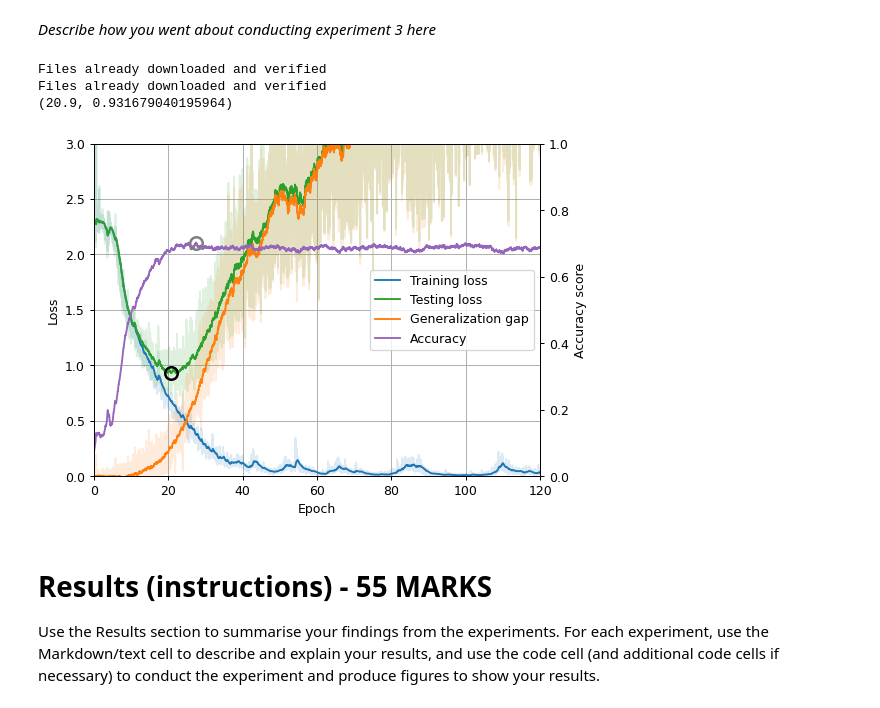
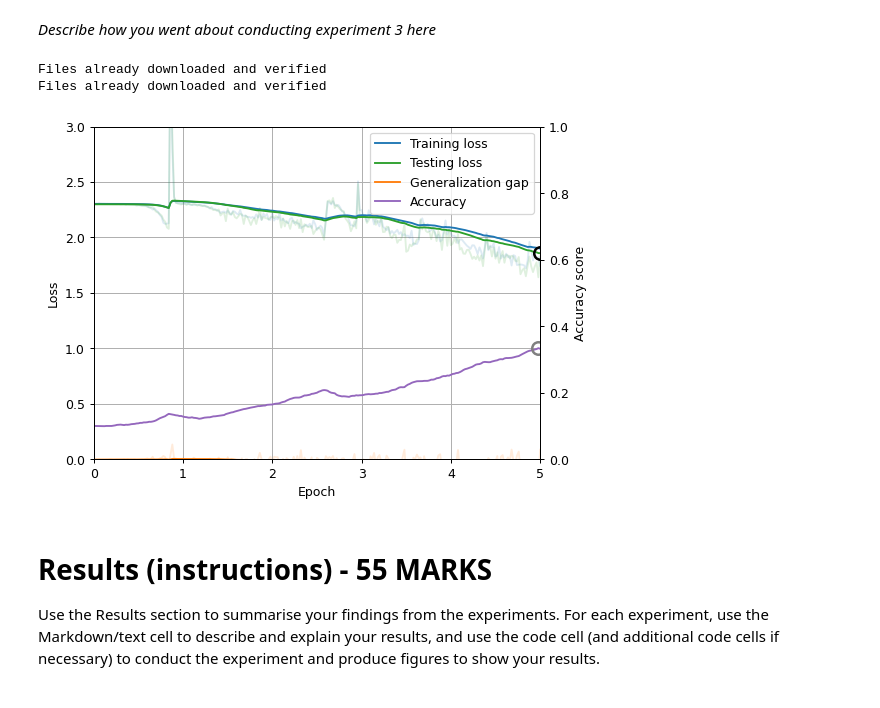
Before and after one commit to Guy29/CIFAR-10-experiments, a Jupyter notebook: 267649.ipynb, the cells around one changed output. Cells and saved outputs as stored; diff of their text form; code cells hidden in the pictures.

```diff
--- a/267649.ipynb
+++ b/267649.ipynb
@@ -80,6 +80,8 @@ from   torch.utils.data       import DataLoader
 from   torchvision            import datasets
 from   torchvision.transforms import ToTensor
 
+from   statistics             import mean
+
 import matplotlib.pyplot      as plt
 import numpy                  as np
 import time, json, pickle
@@ -89,7 +91,7 @@ import time, json, pickle
 
 class NeuralNetwork(nn.Module):
 
-    def __init__(self):
+    def __init__(self, dropout_rate=0):
 
         super(NeuralNetwork, self).__init__()
 
@@ -110,8 +112,11 @@ class NeuralNetwork(nn.Module):
         self.flatten = nn.Flatten()
 
         self.full_layers = nn.Sequential(
+            nn.Dropout(dropout_rate),
             nn.Linear(128 * 4 * 4, 256),
             nn.ReLU(),
+
+            nn.Dropout(dropout_rate),
             nn.Linear(256, 10),
         )
 
@@ -123,7 +128,7 @@ class NeuralNetwork(nn.Module):
 # Function to train a model and test it periodically
 # returns information about the losses and accuracies through the training process
 
-def train_and_test(model, train_set, test_set, num_batches, loss_fn, optimizer, num_epochs, device):
+def train_and_test(model, train_set, test_set, num_batches, loss_fn, optimizer, scheduler, num_epochs, device):
 
     assert len(train_set) % num_batches == 0
     assert len(test_set ) % num_batches == 0
@@ -138,6 +143,8 @@ def train_and_test(model, train_set, test_set, num_batches, loss_fn, optimizer,
     test_losses  = []
     accuracies   = []
 
+    smoothed_test_loss = 3
+
     for epoch in range(num_epochs):
 
         for train_batch, test_batch in zip(train_loader, test_loader):
@@ -149,7 +156,8 @@ def train_and_test(model, train_set, test_set, num_batches, loss_fn, optimizer,
             with torch.no_grad():
                 pred = model(X)
                 loss = loss_fn(pred, y)
-                test_losses.append(loss.item())
+                test_loss = loss.item()
+                test_losses.append(test_loss)
                 num_correct = (pred.argmax(1) == y).type(torch.float).sum().item()
                 accuracies.append(num_correct / test_batch_size)
 
@@ -164,6 +172,11 @@ def train_and_test(model, train_set, test_set, num_batches, loss_fn, optimizer,
             loss.backward()
             optimizer.step()
             optimizer.zero_grad()
+
+            if scheduler:
+                smoothed_test_loss *= 0.97
+                smoothed_test_loss += test_loss*0.03
+                scheduler.step(smoothed_test_loss)
 
         print(f'Epoch #{epoch+1:>3} done', end='\r', flush=True)
     print(' '*20, end='\r', flush=True)
@@ -252,6 +265,12 @@ def plot_metrics(metrics):
     plt.show()
 
 
+# Function to calculate the means of lists recursively
+
+def rec_mean(l):
+    if all(isinstance(x,int) or isinstance(x,float) for x in l): return mean(l)
+    else: return [rec_mean(x) for x in zip(*l)]
+
 
 # Check available device for training
 
@@ -265,21 +284,19 @@ plt.rcParams['figure.dpi'] = 90
 # %%
 train_set = datasets.CIFAR10(root='data', train=True , download=True, transform=ToTensor())
 test_set  = datasets.CIFAR10(root='data', train=False, download=True, transform=ToTensor())
 
-model     = NeuralNetwork().to(device)
+model     = NeuralNetwork(dropout_rate=0.2).to(device)
 loss_fn   = nn.CrossEntropyLoss()
 optimizer = torch.optim.SGD(model.parameters(), lr=0.1, momentum=0.9)
+scheduler = None
 
-#metrics   = train_and_test(model, train_set, test_set, 50, loss_fn, optimizer, 1, device)
-metrics = results[0.1][0]
-print(saturation_point(metrics))
+metrics   = train_and_test(model, train_set, test_set, 50, loss_fn, optimizer, scheduler, 5, device)
 
 plot_metrics(metrics)
 # %% [output]
 Files already downloaded and verified
 Files already downloaded and verified
-(20.9, 0.931679040195964)
-[figure, old version]
+[figure, new version]
 # %% [markdown]
 # Results (instructions) - 55 MARKS <ignore>
 Use the Results section to summarise your findings from the experiments. For each experiment, use the Markdown/text cell to describe and explain your results, and use the code cell (and additional code cells if necessary) to conduct the experiment and produce figures to show your results.
```
Also changed, not shown: parts of 5 cells of this notebook, 1 other file.
